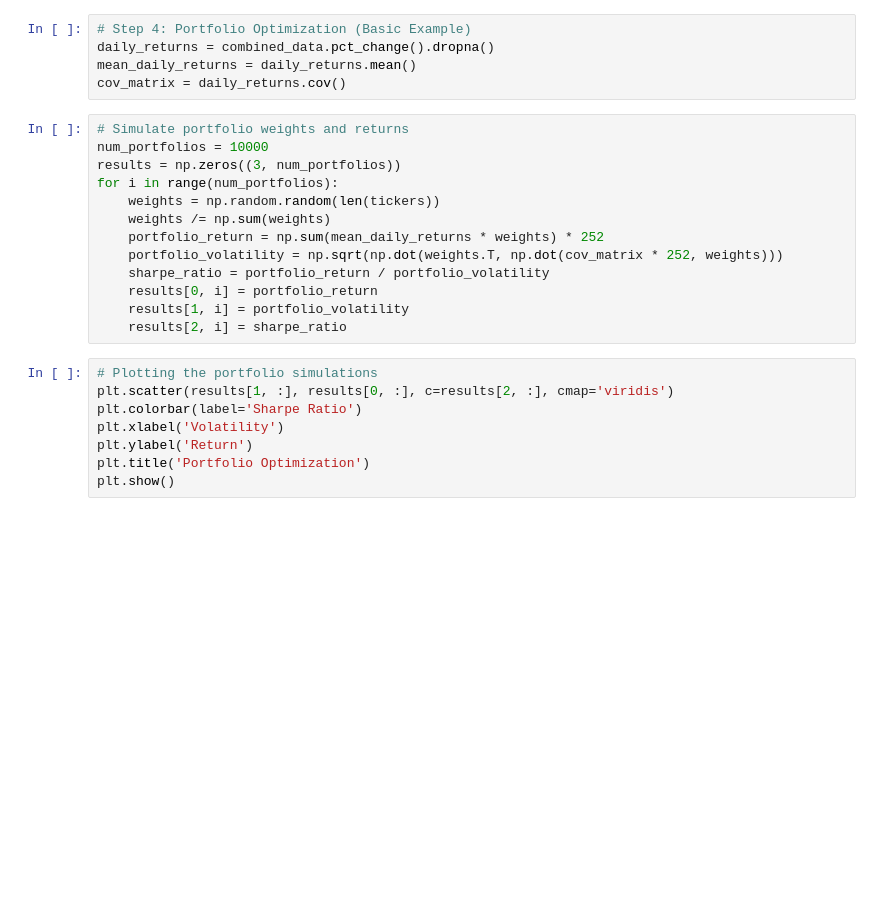
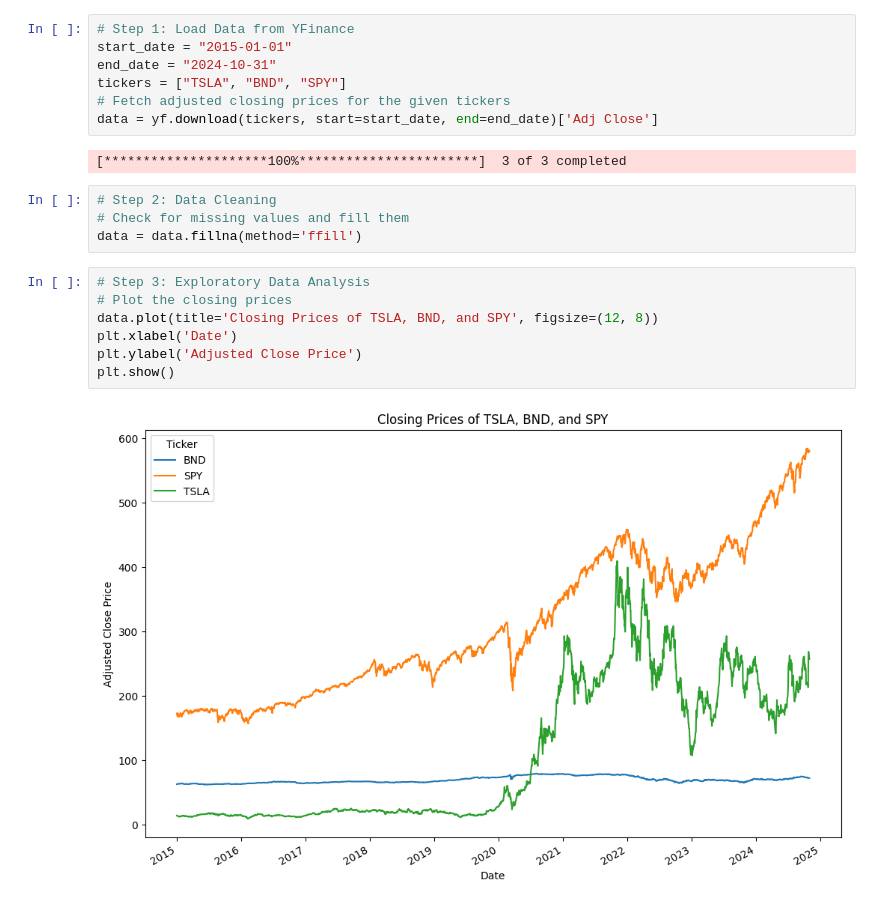
Before and after one commit to Rediet2000/kifiya-week-11, a Jupyter notebook: notebooks/EDA.ipynb, the cells around one changed output. Saved outputs shown, nothing was run; the diff lists cells and outputs as text; blank space fills up the shorter version.

```diff
--- a/notebooks/EDA.ipynb
+++ b/notebooks/EDA.ipynb
@@ -77,26 +9,22 @@ plt.show()
-# %%
-# Step 4: Portfolio Optimization (Basic Example)
-daily_returns = combined_data.pct_change().dropna()
-mean_daily_returns = daily_returns.mean()
-cov_matrix = daily_returns.cov()
-# %%
-# Simulate portfolio weights and returns
-num_portfolios = 10000
-results = np.zeros((3, num_portfolios))
-for i in range(num_portfolios):
-    weights = np.random.random(len(tickers))
-    weights /= np.sum(weights)
-    portfolio_return = np.sum(mean_daily_returns * weights) * 252
-    portfolio_volatility = np.sqrt(np.dot(weights.T, np.dot(cov_matrix * 252, weights)))
-    sharpe_ratio = portfolio_return / portfolio_volatility
-    results[0, i] = portfolio_return
-    results[1, i] = portfolio_volatility
-    results[2, i] = sharpe_ratio
-# %%
-# Plotting the portfolio simulations
-plt.scatter(results[1, :], results[0, :], c=results[2, :], cmap='viridis')
-plt.colorbar(label='Sharpe Ratio')
-plt.xlabel('Volatility')
-plt.ylabel('Return')
-plt.title('Portfolio Optimization')
-plt.show()
+# %%
+# Step 1: Load Data from YFinance
+start_date = "2015-01-01"
+end_date = "2024-10-31"
+tickers = ["TSLA", "BND", "SPY"]
+# Fetch adjusted closing prices for the given tickers
+data = yf.download(tickers, start=start_date, end=end_date)['Adj Close']
+# %% [output]
+[*********************100%***********************]  3 of 3 completed
+# %%
+# Step 2: Data Cleaning
+# Check for missing values and fill them
+data = data.fillna(method='ffill')
+# %%
+# Step 3: Exploratory Data Analysis
+# Plot the closing prices
+data.plot(title='Closing Prices of TSLA, BND, and SPY', figsize=(12, 8))
+plt.xlabel('Date')
+plt.ylabel('Adjusted Close Price')
+plt.show()
+# %% [output]
+[figure, added]
```
Also changed, not shown: parts of 20 cells of this notebook, 1 other file.
